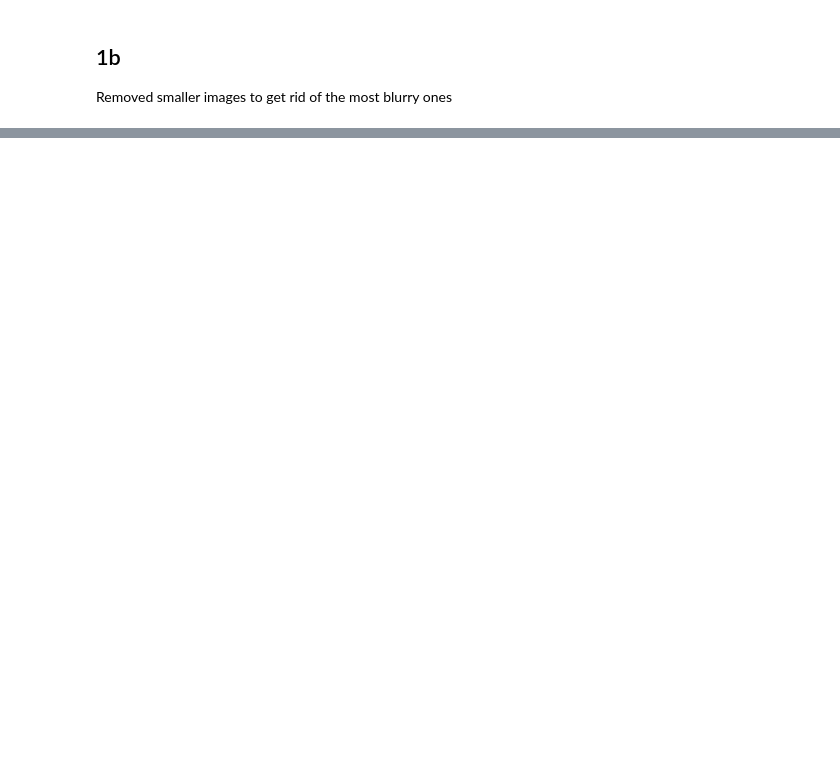
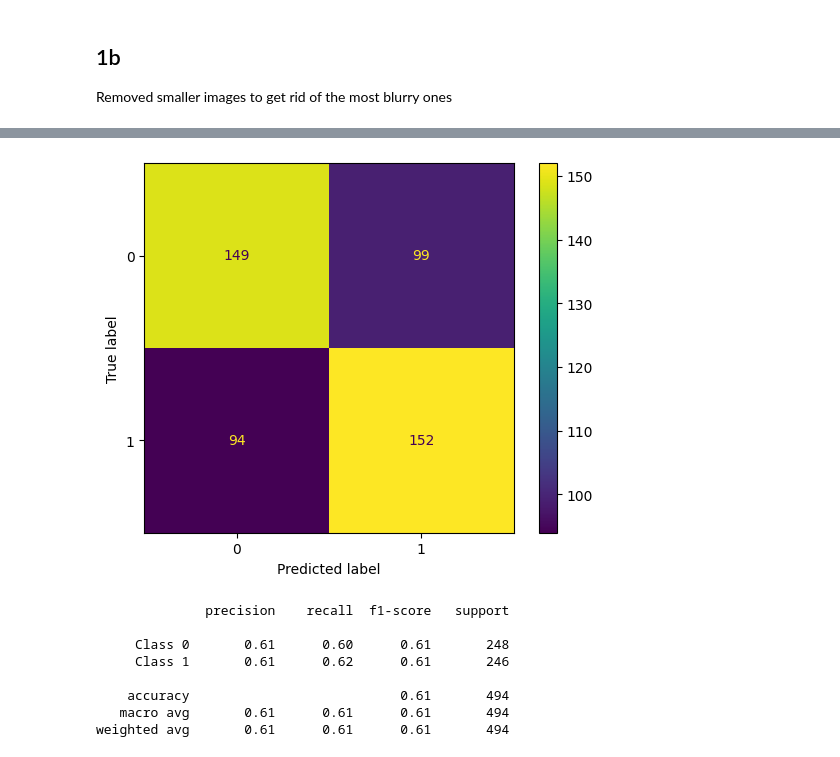
Before and after one commit to BrutalFrost/Artificial_Intelligence_Hampus_Erlandsson_OPA23, a Jupyter notebook: Lab_2/Lab_2.ipynb, the cells around one changed output, grey strips where cells are left out. Saved outputs shown, nothing was run; the diff lists cells and outputs as text; code cells hidden in the pictures; blank space fills up the shorter version.

```diff
--- a/Lab_2/Lab_2.ipynb
+++ b/Lab_2/Lab_2.ipynb
@@ -338,0 +586,16 @@ fig.tight_layout()
+# %%
+from sklearn.metrics import confusion_matrix, ConfusionMatrixDisplay, classification_report
+y_pred_prob = model.predict(X_test_small)
+
+# Convert probabilities to binary predictions
+y_pred = (y_pred_prob > 0.5).astype(int)
+
+# Create confusion matrix
+conf_matrix = confusion_matrix(y_test_small, y_pred)
+ConfusionMatrixDisplay(conf_matrix).plot()
+plt.show()
+
+# Create classification report
+class_report = classification_report(y_test_small, y_pred, target_names=['Class 0', 'Class 1'])
+print(class_report)
+# %% [output]
@@ -338,0 +603,9 @@ fig.tight_layout()
+[figure, added]
+              precision    recall  f1-score   support
+
+     Class 0       0.61      0.60      0.61       248
+     Class 1       0.61      0.62      0.61       246
+
+    accuracy                           0.61       494
+   macro avg       0.61      0.61      0.61       494
+weighted avg       0.61      0.61      0.61       494
```
Also changed, not shown: parts of 33 cells of this notebook.
